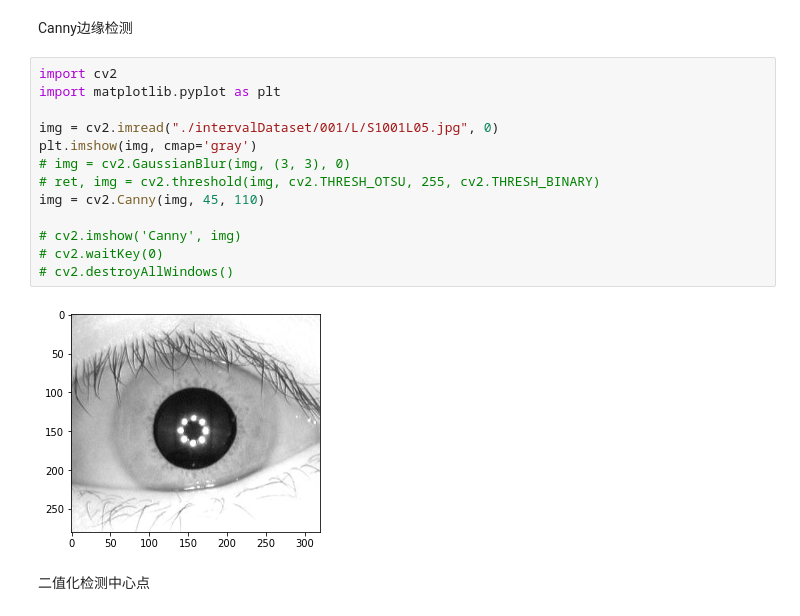
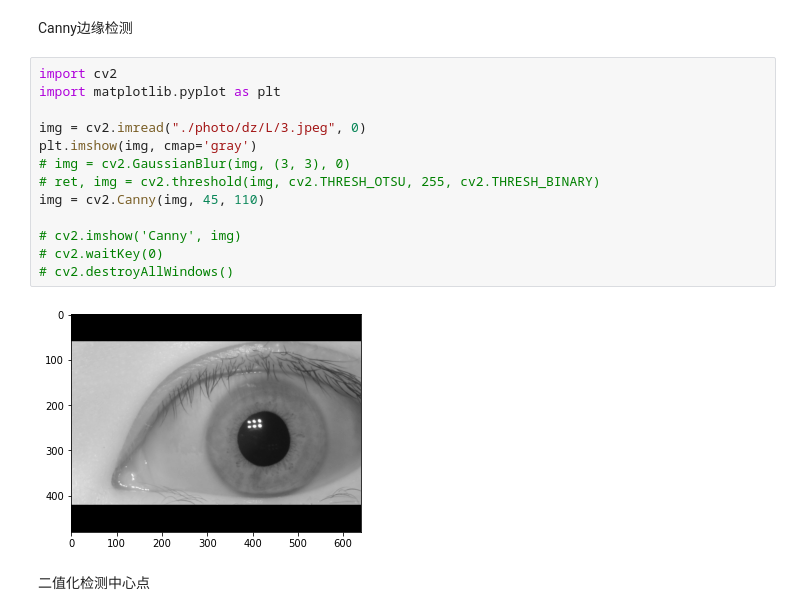
Before and after one commit to lxysl/IrisRecognition, a Jupyter notebook: testIris.ipynb, the cells around one changed output. Cells and saved outputs as stored; diff of their text form.

```diff
--- a/testIris.ipynb
+++ b/testIris.ipynb
@@ -43,18 +28,18 @@ Canny边缘检测
 # %%
 import cv2
 import matplotlib.pyplot as plt
 
-img = cv2.imread("./intervalDataset/001/L/S1001L05.jpg", 0)
+img = cv2.imread("./photo/dz/L/3.jpeg", 0)
 plt.imshow(img, cmap='gray')
 # img = cv2.GaussianBlur(img, (3, 3), 0)
 # ret, img = cv2.threshold(img, cv2.THRESH_OTSU, 255, cv2.THRESH_BINARY)
 img = cv2.Canny(img, 45, 110)
 
 # cv2.imshow('Canny', img)
 # cv2.waitKey(0)
 # cv2.destroyAllWindows()
 # %% [output]
-[figure, old version]
+[figure, new version]
 # %% [markdown]
 二值化检测中心点
 # %%
```
Also changed, not shown: parts of 9 cells of this notebook, 6 other files.
